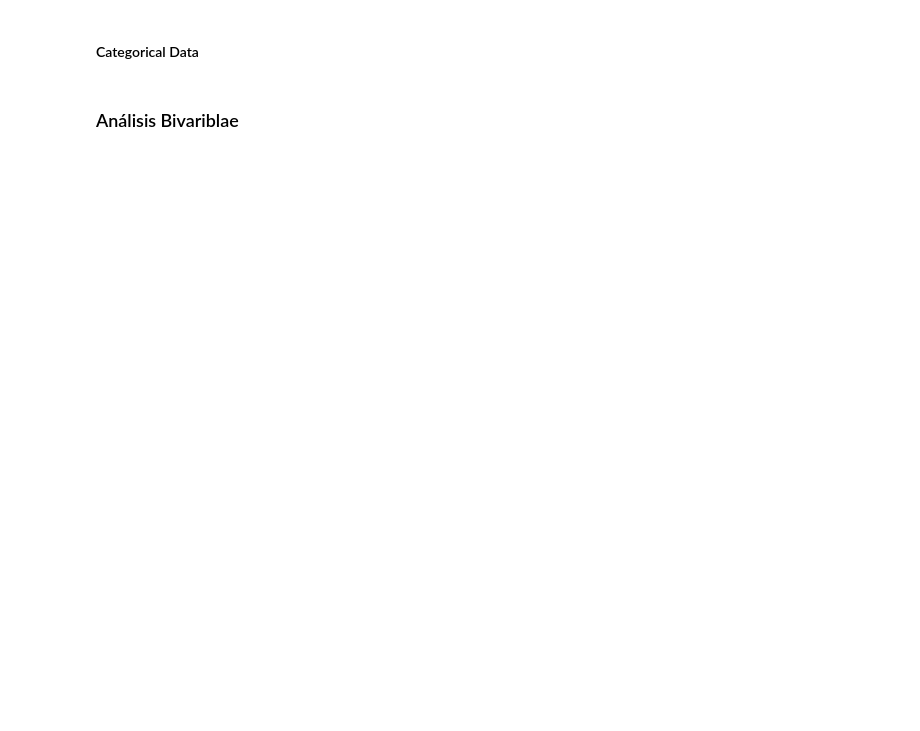
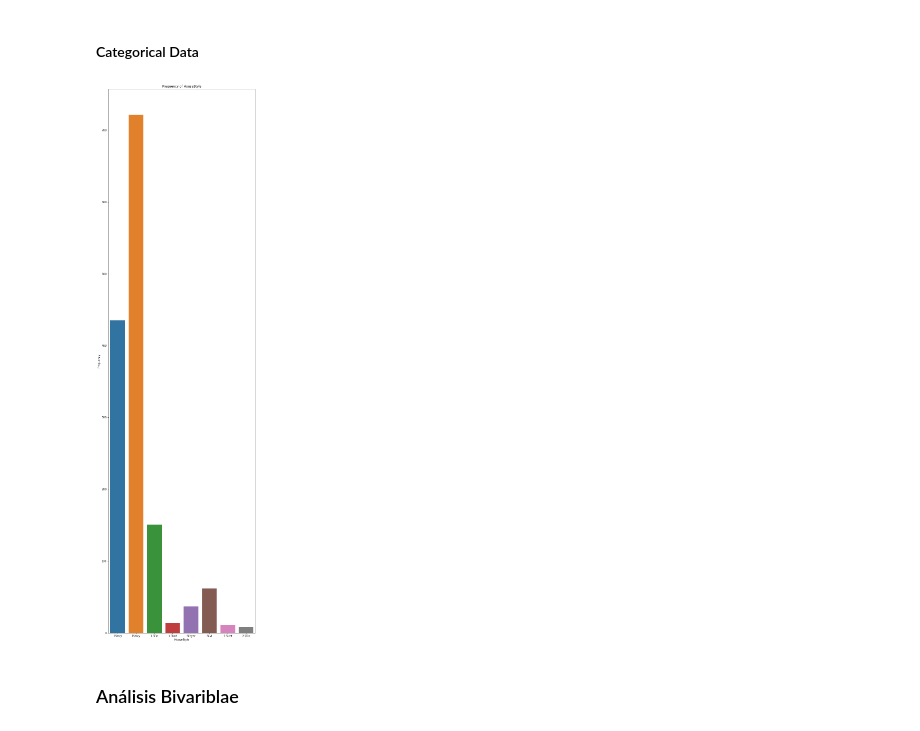
Before and after one commit to DaniVillalobos/ds_ml_proyecto1, a Jupyter notebook: MDSv3_ML_P1_Regresion Avanzada.ipynb, the cells around one changed output. Saved outputs shown, nothing was run; the diff lists cells and outputs as text; code cells hidden in the pictures; blank space fills up the shorter version.

```diff
--- a/MDSv3_ML_P1_Regresion Avanzada.ipynb
+++ b/MDSv3_ML_P1_Regresion Avanzada.ipynb
@@ -750,4 +870,16 @@ data_recat[v3] = data_recat[v3].apply(dummies)
 # %% [markdown]
 #### Categorical Data
+# %%
+sns.countplot(x='HouseStyle', data=data_recat)
+
+# Agregar título y etiquetas de eje
+plt.title('Frequency of HouseStyle')
+plt.xlabel('HouseStyle')
+plt.ylabel('Frequency')
+
+# Mostrar gráfico
+plt.show()
+# %% [output]
+[figure, added]
 # %% [markdown]
 ### Análisis Bivariblae
```
Also changed, not shown: parts of 42 cells of this notebook.
